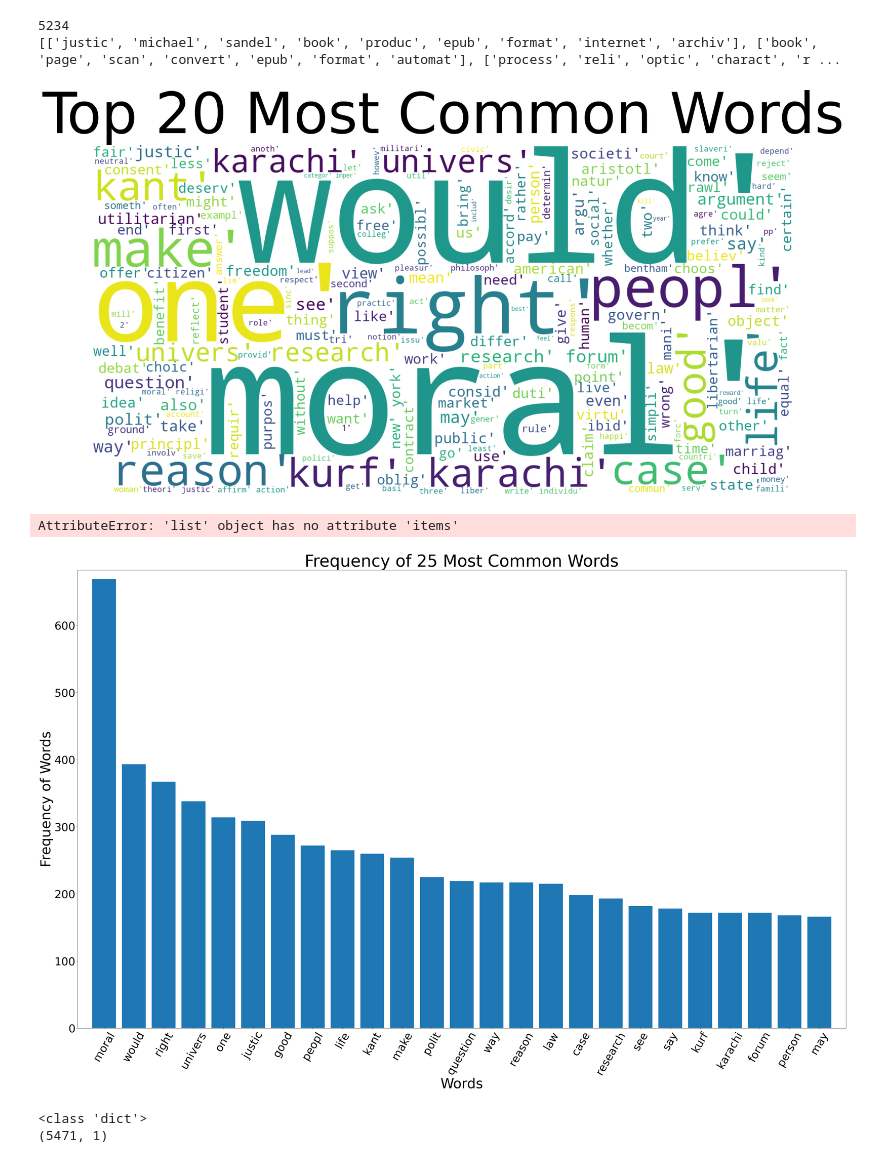
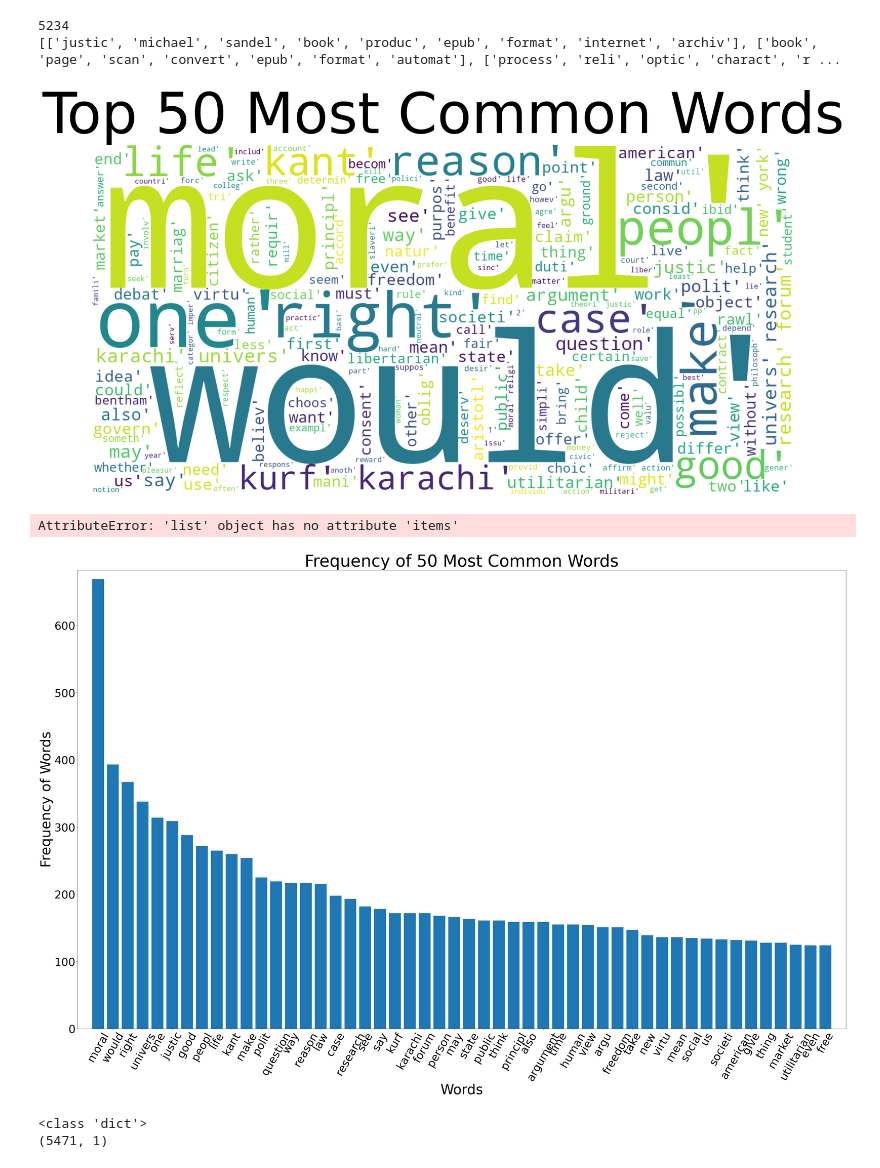
Before and after one commit to wyf114/text-mining-project, a Jupyter notebook: dataset.ipynb, the cells around one changed output. Drawn from its saved outputs; the diff is of its cells as text; code cells hidden in the pictures.

```diff
--- a/dataset.ipynb
+++ b/dataset.ipynb
@@ -94,26 +116,26 @@ print(justice_stemmed[:10])
 # %%
 # Get the top-20 most frequent words in the file. User FreqDist an most_common
 temp = list()
 for sen in justice_stemmed:
     for word in sen:
         temp.append(word)
 
-fdist_justice = FreqDist(temp).most_common(25)
+fdist_justice = FreqDist(temp).most_common(50)
 # print(fdist_justice.most_common(20))
 
 wordcloud = WordCloud(width=1600, height=800, background_color='white').generate(str(temp))
 fig = plt.figure(figsize=(30,10), facecolor='white')
 plt.imshow(wordcloud, interpolation="bilinear")
 plt.axis('off')
-plt.title('Top 20 Most Common Words', fontsize=100)
+plt.title('Top 50 Most Common Words', fontsize=100)
 plt.tight_layout(pad=0)
 plt.show()
 
 # Number of *unique* words in the file
 filtered_word_freq = dict((word, freq) for word, freq in fdist_justice.items() if not word.isdigit())
 print(len(filtered_word_freq))
 # %% [output]
-[figure, old version]
+[figure, new version]
 AttributeError: 'list' object has no attribute 'items'
 # %%
 x, y = zip(*fdist_justice)
@@ -124,10 +146,10 @@ plt.xlabel('Words', fontsize=50)
 plt.ylabel('Frequency of Words', fontsize=50)
 plt.yticks(fontsize=40)
 plt.xticks(rotation=60, fontsize=40)
-plt.title('Frequency of 25 Most Common Words', fontsize=60)
+plt.title('Frequency of 50 Most Common Words', fontsize=60)
 plt.show()
 # %% [output]
-[figure, old version]
+[figure, new version]
 # %%
 # vectorise the words
 justice_dict = corpora.Dictionary(justice_stemmed)
```
Also changed, not shown: parts of 3 cells of this notebook.
